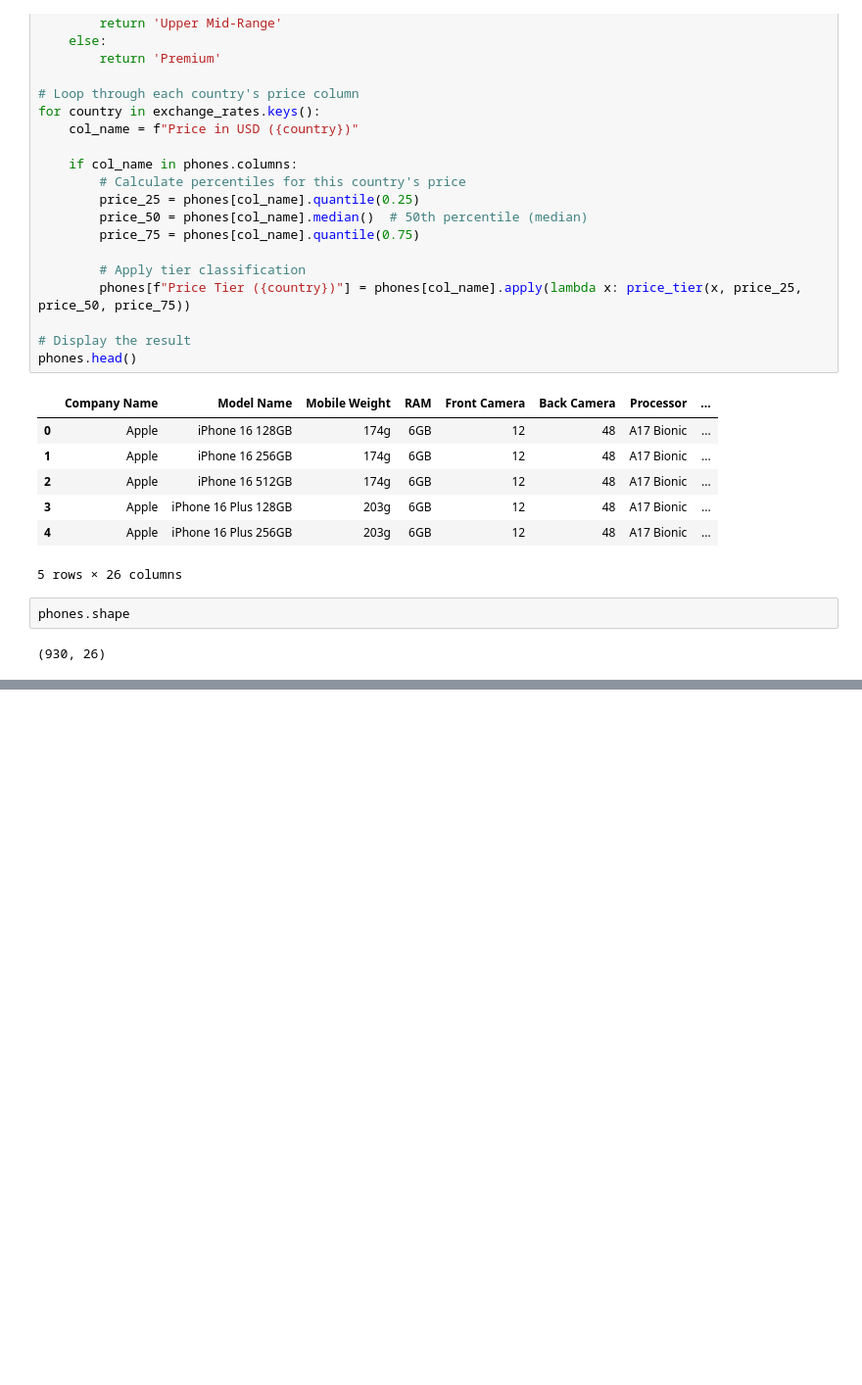
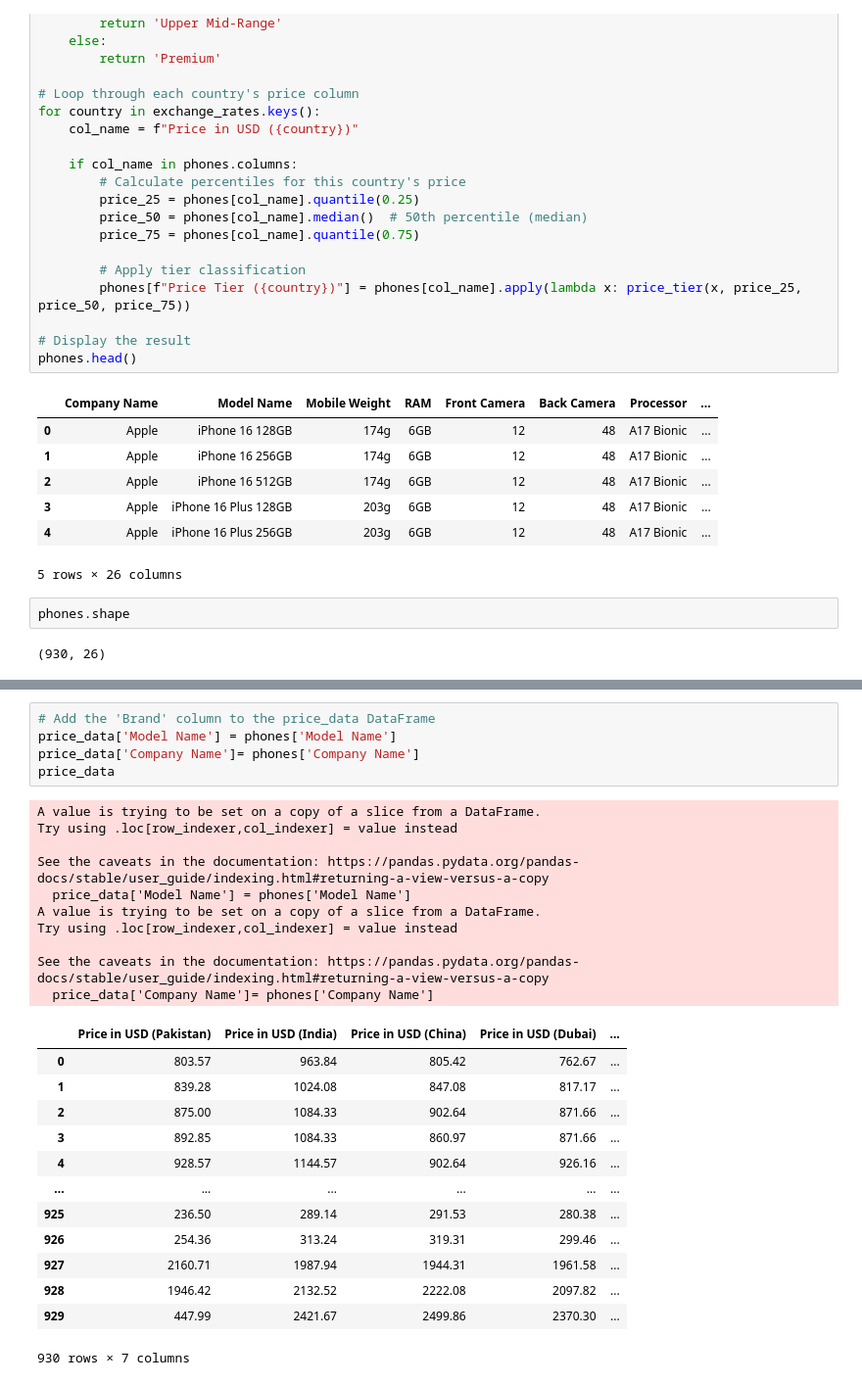
Before and after one commit to MwauraKai/pydata, a Jupyter notebook: capstone_project/smartphone_trends.ipynb, the cells around one changed output, grey strips where cells are left out. Shown: that part at 98% size. Cells and saved outputs as stored; diff of their text form; blank space fills up the shorter version.

```diff
--- a/capstone_project/smartphone_trends.ipynb
+++ b/capstone_project/smartphone_trends.ipynb
@@ -216,0 +294,29 @@ phones.shape
+# %%
+# Add the 'Brand' column to the price_data DataFrame
+price_data['Model Name'] = phones['Model Name']
+price_data['Company Name']= phones['Company Name']
+price_data
+# %% [output]
+A value is trying to be set on a copy of a slice from a DataFrame.
+Try using .loc[row_indexer,col_indexer] = value instead
+
+See the caveats in the documentation: https://pandas.pydata.org/pandas-docs/stable/user_guide/indexing.html#returning-a-view-versus-a-copy
+  price_data['Model Name'] = phones['Model Name']
+A value is trying to be set on a copy of a slice from a DataFrame.
+Try using .loc[row_indexer,col_indexer] = value instead
+
+See the caveats in the documentation: https://pandas.pydata.org/pandas-docs/stable/user_guide/indexing.html#returning-a-view-versus-a-copy
+  price_data['Company Name']= phones['Company Name']
+|  | Price in USD (Pakistan) | Price in USD (India) | Price in USD (China) | Price in USD (Dubai) | ... |
+| 0 | 803.57 | 963.84 | 805.42 | 762.67 | ... |
+| 1 | 839.28 | 1024.08 | 847.08 | 817.17 | ... |
+| 2 | 875.00 | 1084.33 | 902.64 | 871.66 | ... |
+| 3 | 892.85 | 1084.33 | 860.97 | 871.66 | ... |
+| 4 | 928.57 | 1144.57 | 902.64 | 926.16 | ... |
+| ... | ... | ... | ... | ... | ... |
+| 925 | 236.50 | 289.14 | 291.53 | 280.38 | ... |
+| 926 | 254.36 | 313.24 | 319.31 | 299.46 | ... |
+| 927 | 2160.71 | 1987.94 | 1944.31 | 1961.58 | ... |
+| 928 | 1946.42 | 2132.52 | 2222.08 | 2097.82 | ... |
+| 929 | 447.99 | 2421.67 | 2499.86 | 2370.30 | ... |
+930 rows × 7 columns
```
Also changed, not shown: parts of 12 cells of this notebook.
